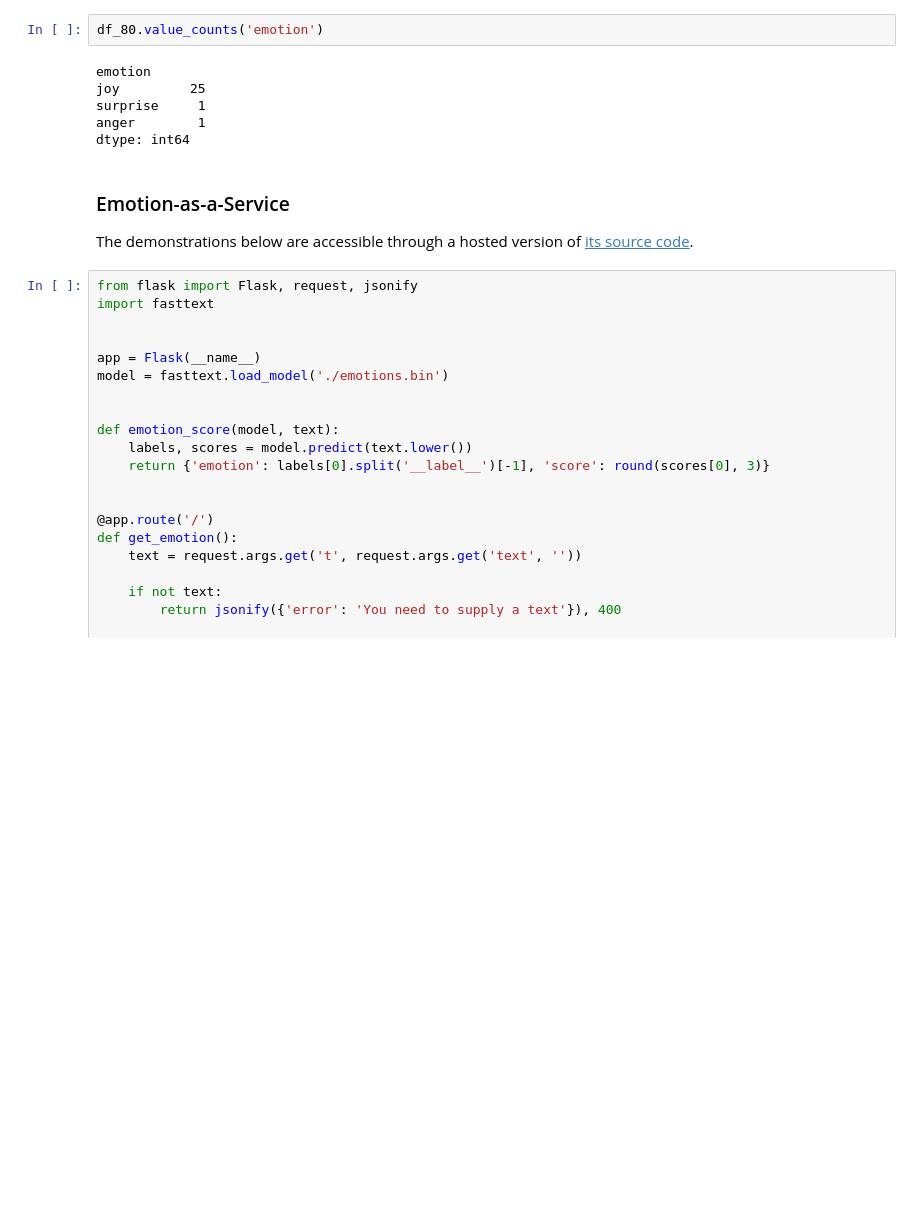
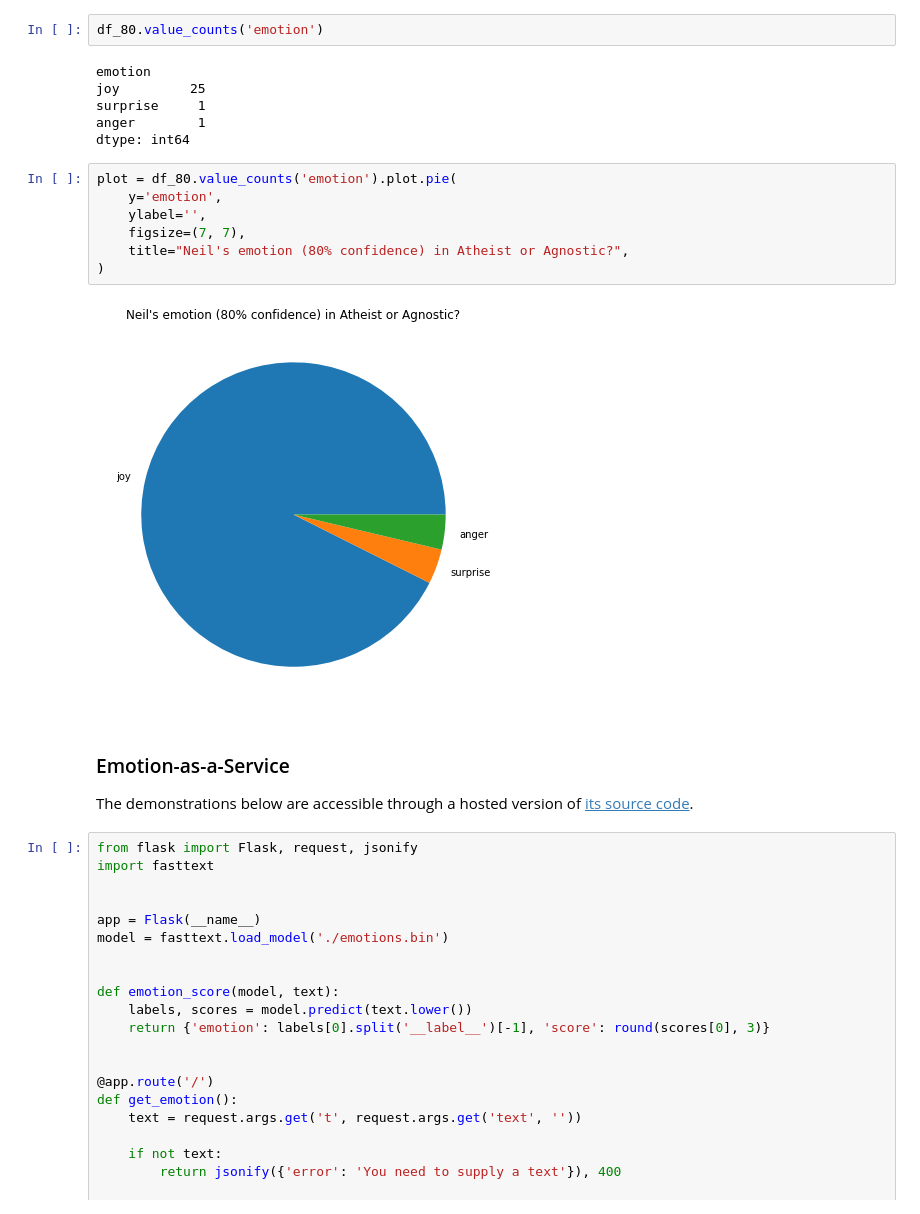
Before and after one commit to EQWorks/python-curriculum, a Jupyter notebook: data-analysis/06-meta-automation/notebook.ipynb, the cells around one changed output. Saved outputs shown, nothing was run; the diff lists cells and outputs as text; blank space fills up the shorter version.

```diff
--- a/data-analysis/06-meta-automation/notebook.ipynb
+++ b/data-analysis/06-meta-automation/notebook.ipynb
@@ -230,6 +239,15 @@ joy         25
 surprise     1
 anger        1
 dtype: int64
+# %%
+plot = df_80.value_counts('emotion').plot.pie(
+    y='emotion',
+    ylabel='',
+    figsize=(7, 7),
+    title="Neil's emotion (80% confidence) in Atheist or Agnostic?",
+)
+# %% [output]
+[figure, added]
 # %% [markdown]
 ### Emotion-as-a-Service
 
```
Also changed, not shown: parts of 1 cell of this notebook.
